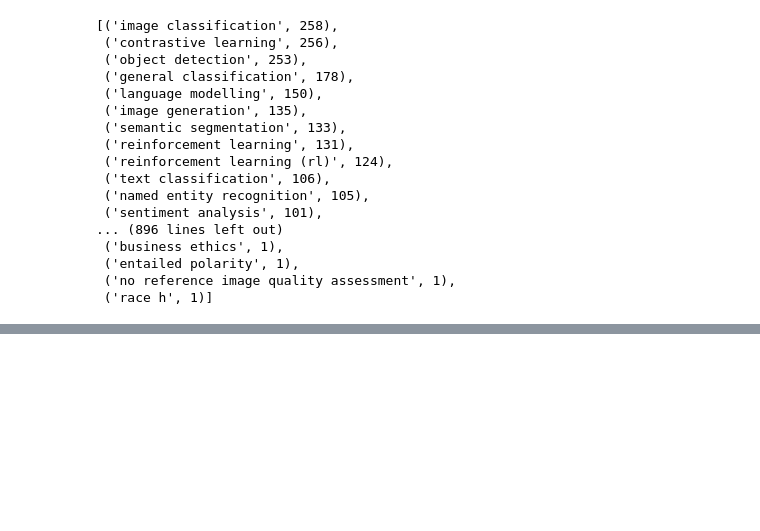
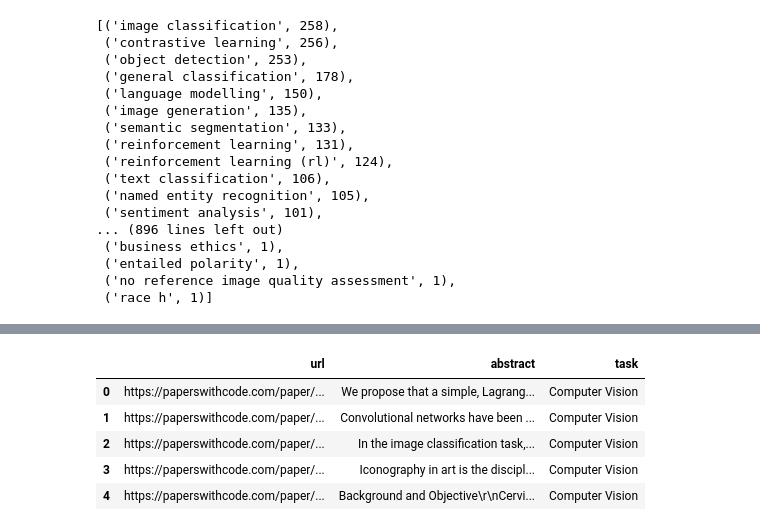
Before and after one commit to MouadBaghdadi/ai_research_papers_classification, a Jupyter notebook: scraping_data/analysing_data.ipynb, the cells around one changed output, grey strips where cells are left out. Cells and saved outputs as stored; diff of their text form; code cells hidden in the pictures; blank space fills up the shorter version.

```diff
--- a/scraping_data/analysing_data.ipynb
+++ b/scraping_data/analysing_data.ipynb
@@ -173,0 +262,9 @@ keep = [
+# %%
+df.head()
+# %% [output]
+|  | url | abstract | task |
+| 0 | https://paperswithcode.com/paper/... | We propose that a simple, Lagrang... | Computer Vision |
+| 1 | https://paperswithcode.com/paper/... | Convolutional networks have been ... | Computer Vision |
+| 2 | https://paperswithcode.com/paper/... | In the image classification task,... | Computer Vision |
+| 3 | https://paperswithcode.com/paper/... | Iconography in art is the discipl... | Computer Vision |
+| 4 | https://paperswithcode.com/paper/... | Background and Objective\r\nCervi... | Computer Vision |
```
Also changed, not shown: parts of 9 cells of this notebook, 4 other files.
